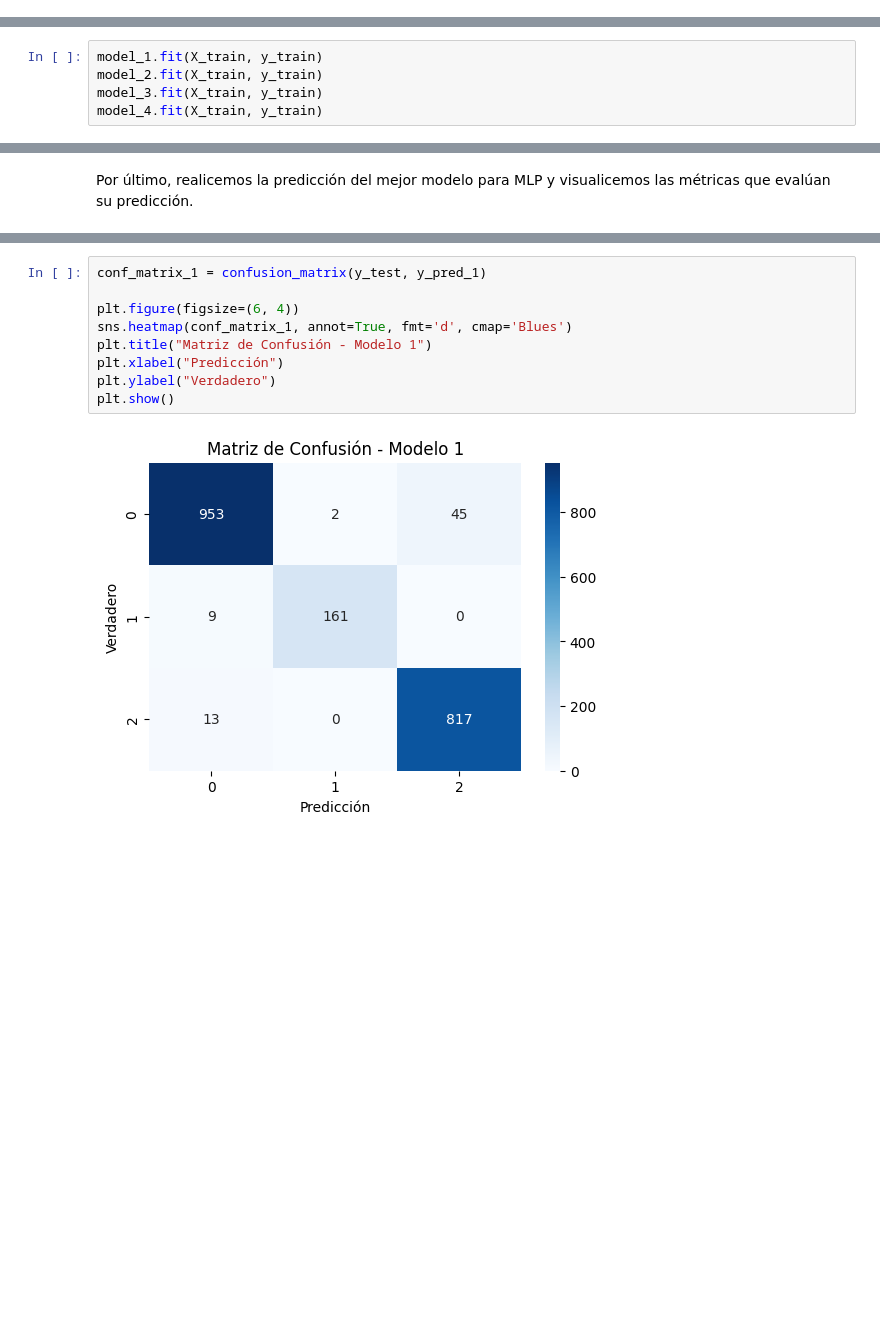
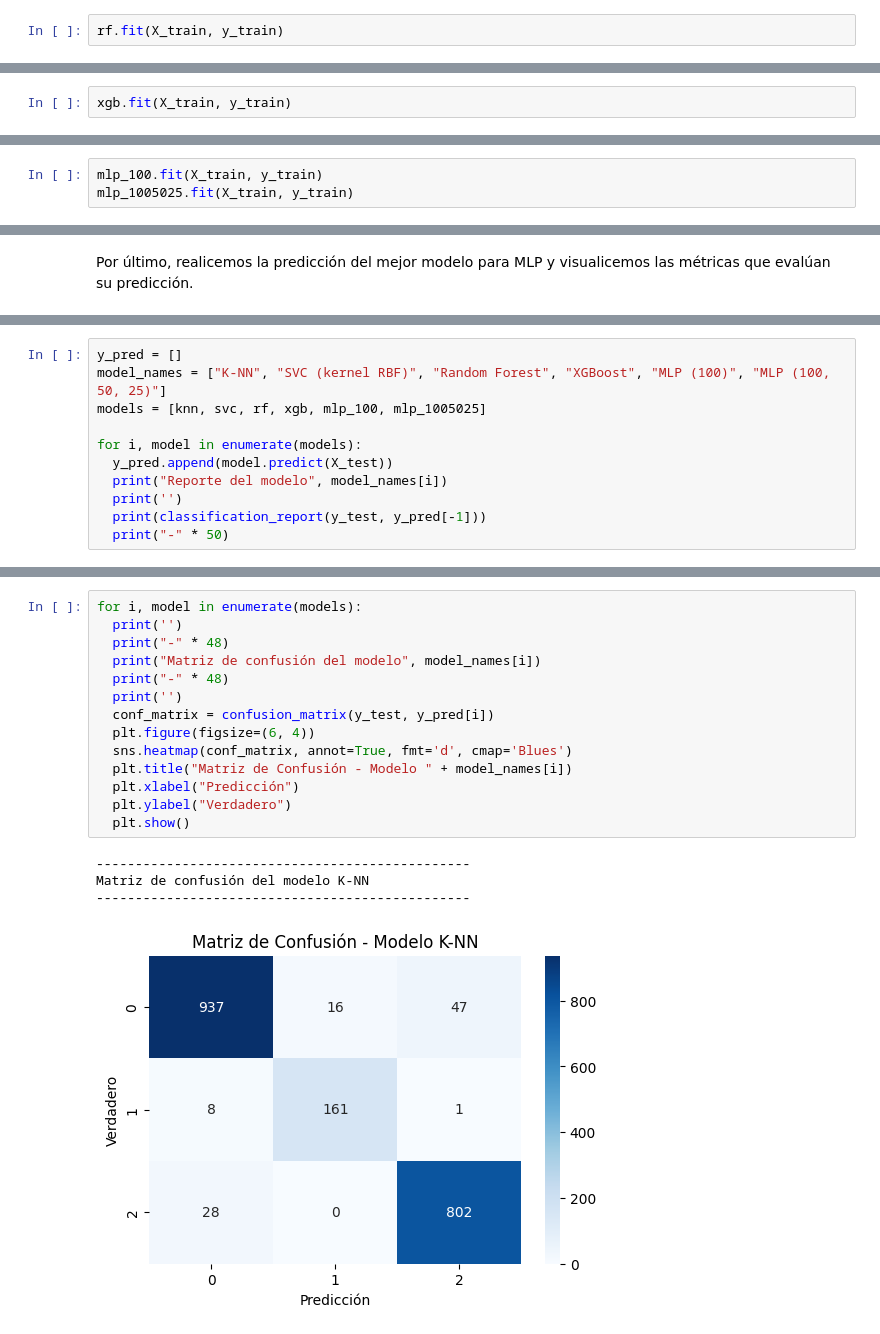
Before and after one commit to Kevin2558/Data_Science_Borrador, a Jupyter notebook: 10_Proyecto_Final/Opcion_2/Borrador.ipynb, the cells around one changed output, grey strips where cells are left out. Cells and saved outputs as stored; diff of their text form; blank space fills up the shorter version.

```diff
--- a/10_Proyecto_Final/Opcion_2/Borrador.ipynb
+++ b/10_Proyecto_Final/Opcion_2/Borrador.ipynb
@@ -188,0 +384,2 @@ Entrenamiento.
+# %%
+rf.fit(X_train, y_train)
@@ -188,0 +405,2 @@ Entrenamiento.
+# %%
+xgb.fit(X_train, y_train)
@@ -189,6 +456,4 @@ Entrenamiento.
 # %%
-model_1.fit(X_train, y_train)
-model_2.fit(X_train, y_train)
-model_3.fit(X_train, y_train)
-model_4.fit(X_train, y_train)
+mlp_100.fit(X_train, y_train)
+mlp_1005025.fit(X_train, y_train)
 # %% [output]
@@ -233,0 +468,11 @@ weighted avg       0.99      0.99      0.99      2000
+# %%
+y_pred = []
+model_names = ["K-NN", "SVC (kernel RBF)", "Random Forest", "XGBoost", "MLP (100)", "MLP (100, 50, 25)"]
+models = [knn, svc, rf, xgb, mlp_100, mlp_1005025]
+
+for i, model in enumerate(models):
+  y_pred.append(model.predict(X_test))
+  print("Reporte del modelo", model_names[i])
+  print('')
+  print(classification_report(y_test, y_pred[-1]))
+  print("-" * 50)
@@ -234,11 +497,19 @@ weighted avg       0.99      0.99      0.99      2000
 # %%
-conf_matrix_1 = confusion_matrix(y_test, y_pred_1)
-
-plt.figure(figsize=(6, 4))
-sns.heatmap(conf_matrix_1, annot=True, fmt='d', cmap='Blues')
-plt.title("Matriz de Confusión - Modelo 1")
-plt.xlabel("Predicción")
-plt.ylabel("Verdadero")
-plt.show()
+for i, model in enumerate(models):
+  print('')
+  print("-" * 48)
+  print("Matriz de confusión del modelo", model_names[i])
+  print("-" * 48)
+  print('')
+  conf_matrix = confusion_matrix(y_test, y_pred[i])
+  plt.figure(figsize=(6, 4))
+  sns.heatmap(conf_matrix, annot=True, fmt='d', cmap='Blues')
+  plt.title("Matriz de Confusión - Modelo " + model_names[i])
+  plt.xlabel("Predicción")
+  plt.ylabel("Verdadero")
+  plt.show()
 # %% [output]
+------------------------------------------------
+Matriz de confusión del modelo K-NN
+------------------------------------------------
-[figure, old version]
+[figure, new version]
```
Also changed, not shown: parts of 56 cells of this notebook.
